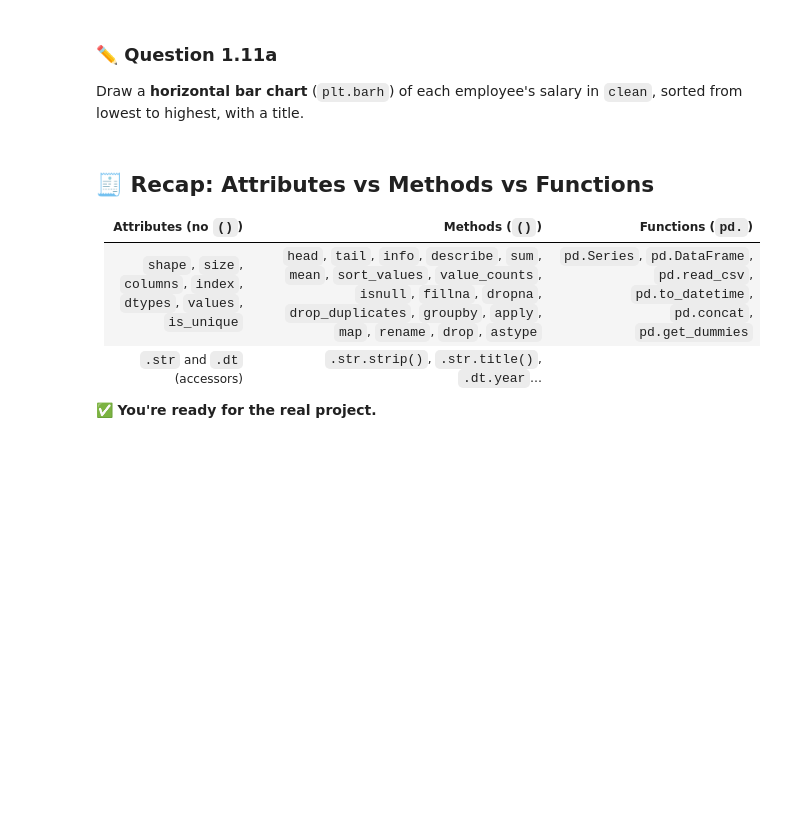
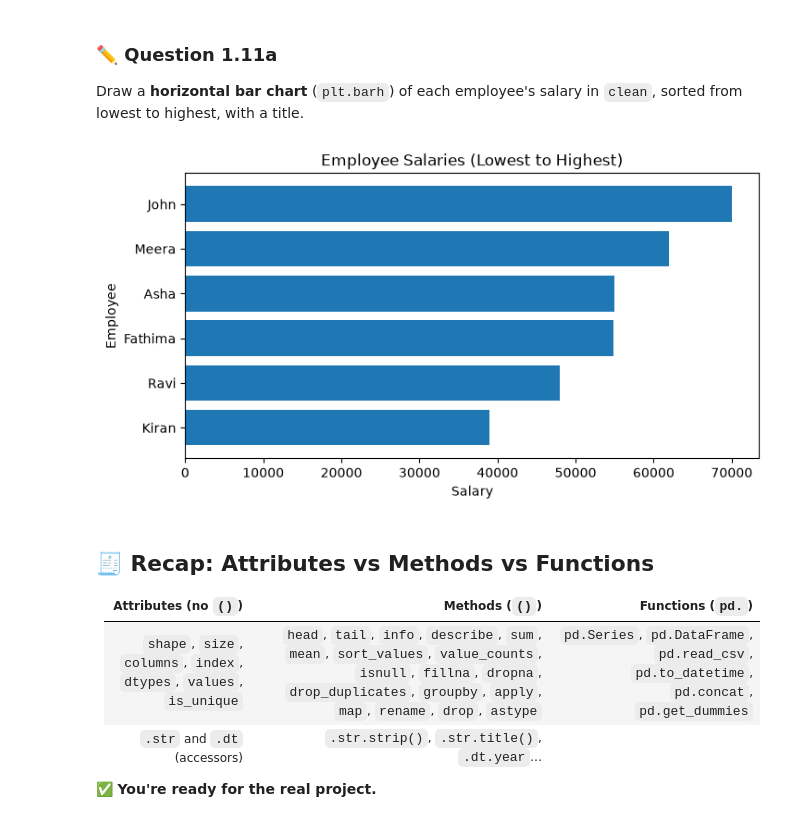
Before and after one commit to salemradha/python_saikeerthana, a Jupyter notebook: Pandas_Churn_Complete_STUDENT 1.ipynb, the cells around one changed output. Cells and saved outputs as stored; diff of their text form; code cells hidden in the pictures; blank space fills up the shorter version.

```diff
--- a/Pandas_Churn_Complete_STUDENT 1.ipynb
+++ b/Pandas_Churn_Complete_STUDENT 1.ipynb
@@ -147,3 +385,5 @@ emp.dtypes
 Add a column `Salary_Lakhs` = `Salary / 100000`, rounded to 2 decimals. Show only `Name` and `Salary_Lakhs`.
 # %%
 # YOUR CODE HERE
+emp["Salary_Lakhs"] = (emp["Salary"] / 100000).round(2)
+emp[["Name", "Salary_Lakhs"]]
@@ -359,6 +867,17 @@ plt.show()
 Draw a **horizontal bar chart** (`plt.barh`) of each employee's salary in `clean`, sorted from lowest to highest, with a title.
 # %%
 # YOUR CODE HERE
+import matplotlib.pyplot as plt
+
+sorted_clean = clean.sort_values("Salary")
+
+plt.barh(sorted_clean["Name"], sorted_clean["Salary"])
+plt.title("Employee Salaries (Lowest to Highest)")
+plt.xlabel("Salary")
+plt.ylabel("Employee")
+plt.show()
+# %% [output]
+[figure, added]
 # %% [markdown]
 ## 🧾 Recap: Attributes vs Methods vs Functions
 | Attributes (no `()`) | Methods (`()`) | Functions (`pd.`) |
```
Also changed, not shown: parts of 110 cells of this notebook.
